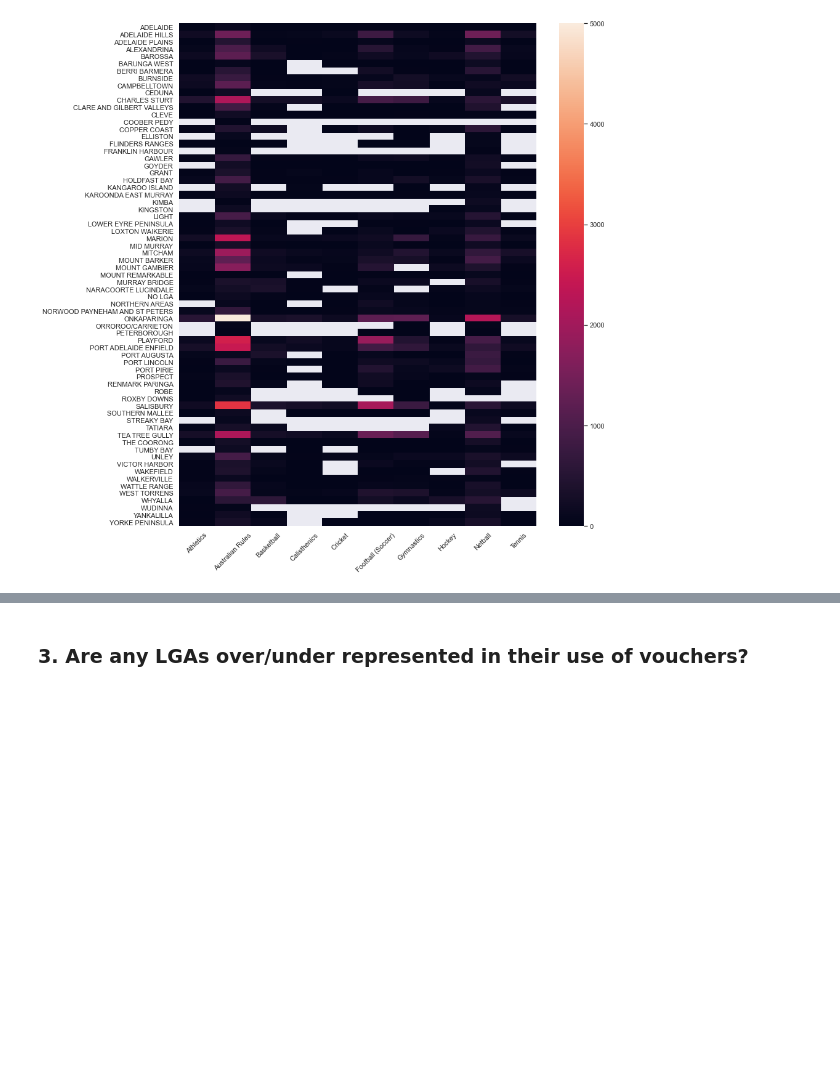
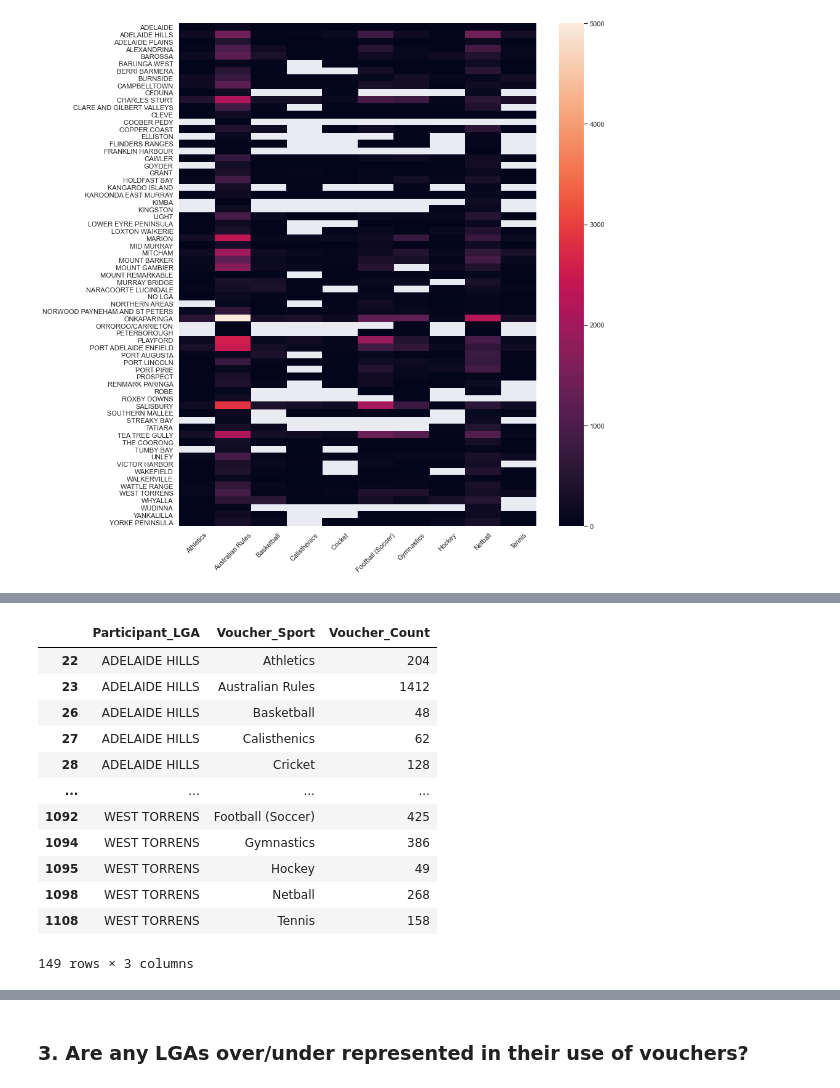
Before and after one commit to felix-rosenberger/Data-Science-Portfolio, a Jupyter notebook: Portfolio 2.ipynb, the cells around one changed output, grey strips where cells are left out. Saved outputs shown, nothing was run; the diff lists cells and outputs as text; code cells hidden in the pictures; blank space fills up the shorter version.

```diff
--- a/Portfolio 2.ipynb
+++ b/Portfolio 2.ipynb
@@ -354,0 +376,18 @@ There a few things to note about this heatmap:
+# %%
+# drop records from grouped df that are not in list with most populated areas
+LGA_sports_clean2 = LGA_sports_clean[LGA_sports_clean["Participant_LGA"].isin(LGA_list)]
+LGA_sports_clean2
+# %% [output]
+|  | Participant_LGA | Voucher_Sport | Voucher_Count |
+| 22 | ADELAIDE HILLS | Athletics | 204 |
+| 23 | ADELAIDE HILLS | Australian Rules | 1412 |
+| 26 | ADELAIDE HILLS | Basketball | 48 |
+| 27 | ADELAIDE HILLS | Calisthenics | 62 |
+| 28 | ADELAIDE HILLS | Cricket | 128 |
+| ... | ... | ... | ... |
+| 1092 | WEST TORRENS | Football (Soccer) | 425 |
+| 1094 | WEST TORRENS | Gymnastics | 386 |
+| 1095 | WEST TORRENS | Hockey | 49 |
+| 1098 | WEST TORRENS | Netball | 268 |
+| 1108 | WEST TORRENS | Tennis | 158 |
+149 rows × 3 columns
```
Also changed, not shown: parts of 4 cells of this notebook.
